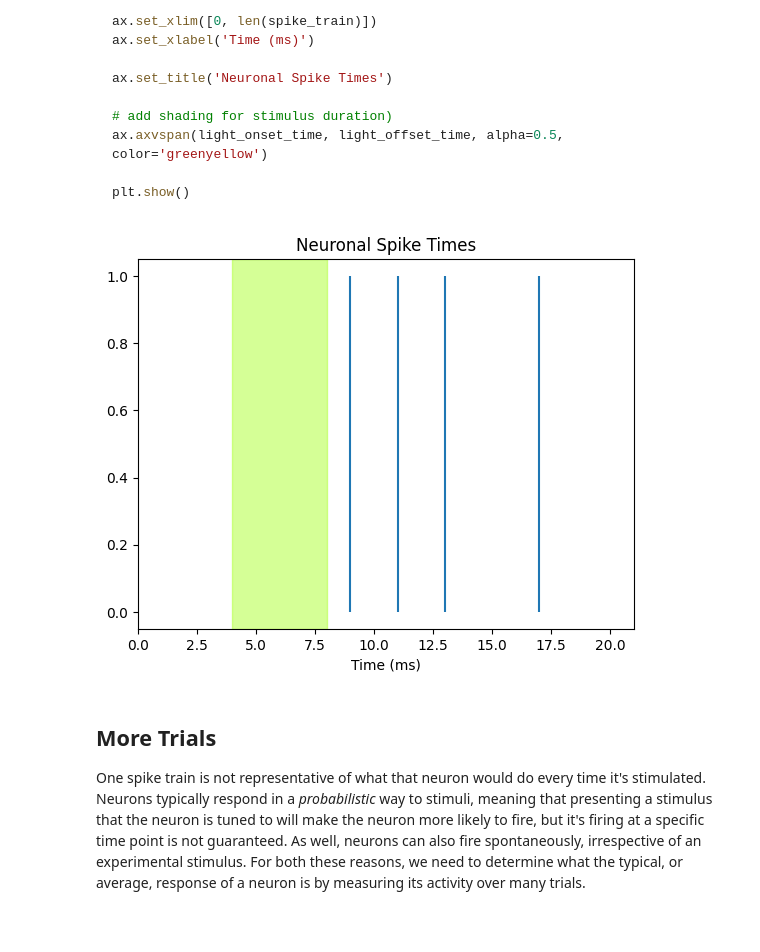
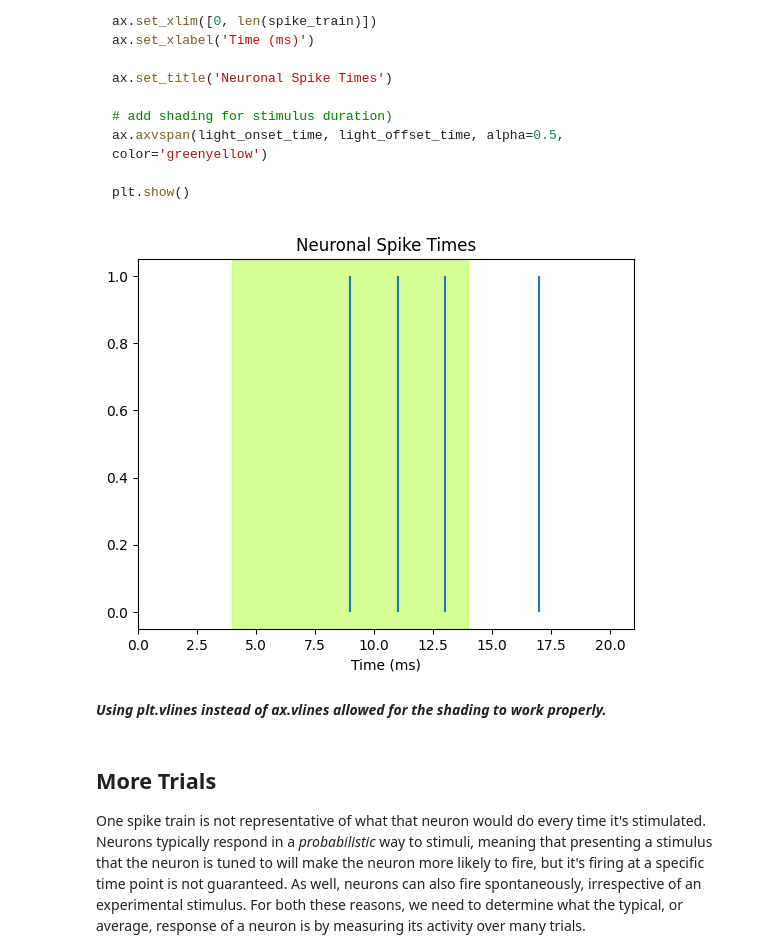
Before and after one commit to dm748329/Single-Unit-Data, a Jupyter notebook: 1 - intro_spike_trains.ipynb, the cells around one changed output. Cells and saved outputs as stored; diff of their text form; code cells hidden in the pictures; blank space fills up the shorter version.

```diff
--- a/1 - intro_spike_trains.ipynb
+++ b/1 - intro_spike_trains.ipynb
@@ -56,7 +56,7 @@ spike_value = 1
 ~~~
 # %%
 light_onset_time = 4
-stimulus_duration = 4
+stimulus_duration = 10
 spike_value = 1
 # %% [markdown]
 To determine first spike latency relative to stimulus onset, we can search in the `spike_train` list starting with `light_onset_time` (using list slicing) and looking forward until we find the first spike (`spike_value`), using the `.index()` method which returns the first index in a list (or slice) matching the value given as the argument:
@@ -227,21 +229,23 @@ plt.show()
 # %%
 # define light offset time
 light_offset_time = light_onset_time + stimulus_duration
 
 fig, ax = plt.subplots()
-ax.vlines(spike_times, 0, 1)
+plt.vlines(spike_times, 0, 1)
 
 ax.set_xlim([0, len(spike_train)])
 ax.set_xlabel('Time (ms)')
 
 ax.set_title('Neuronal Spike Times')
 
-# add shading for stimulus duration)
+# add shading for stimulus duration
 ax.axvspan(light_onset_time, light_offset_time, alpha=0.5, color='greenyellow')
 
 plt.show()
 # %% [output]
-[figure, old version]
+[figure, new version]
+# %% [markdown]
+***Using plt.vlines instead of ax.vlines allowed for the shading to work properly.***
 # %% [markdown]
 ## More Trials
 
```
Also changed, not shown: parts of 2 cells of this notebook.
